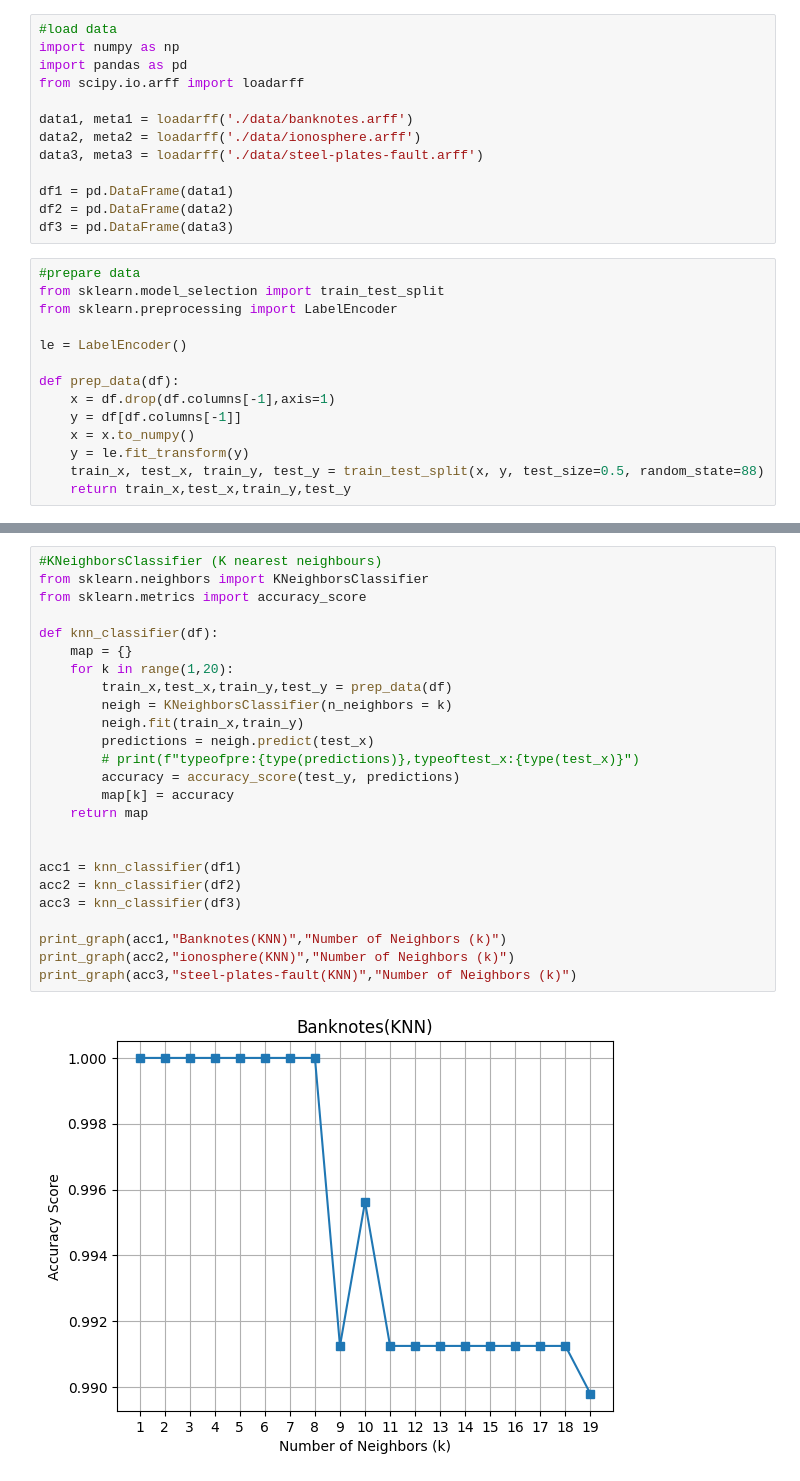
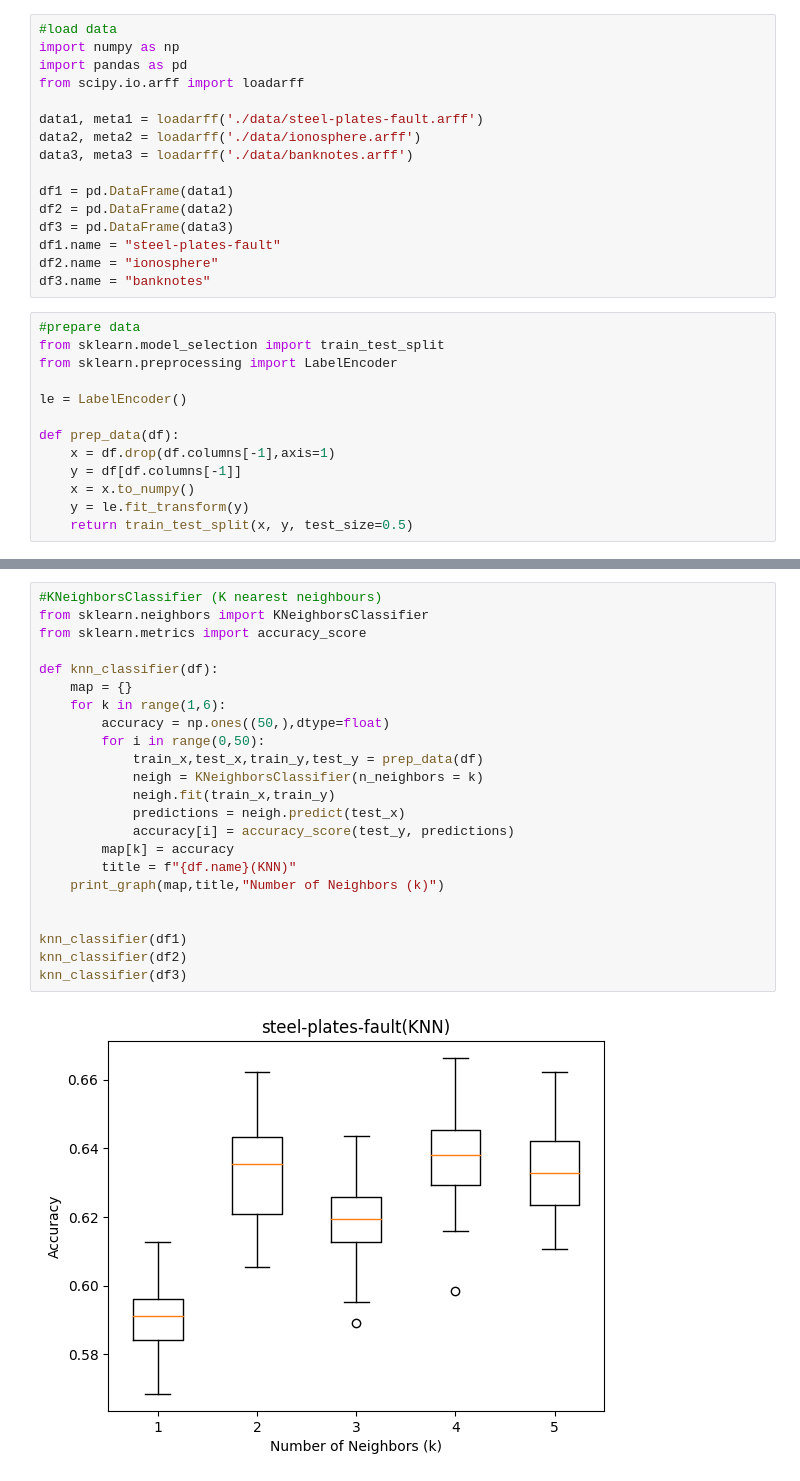
Before and after one commit to gawk2333/AIML420-project1, a Jupyter notebook: classifiers.ipynb, the cells around one changed output, grey strips where cells are left out. Cells and saved outputs as stored; diff of their text form.

Commit message:
classifiers

```diff
--- a/classifiers.ipynb
+++ b/classifiers.ipynb
@@ -4,13 +4,16 @@ import numpy as np
 import pandas as pd
 from scipy.io.arff import loadarff
 
-data1, meta1 = loadarff('./data/banknotes.arff')
+data1, meta1 = loadarff('./data/steel-plates-fault.arff')
 data2, meta2 = loadarff('./data/ionosphere.arff')
-data3, meta3 = loadarff('./data/steel-plates-fault.arff')
+data3, meta3 = loadarff('./data/banknotes.arff')
 
 df1 = pd.DataFrame(data1)
 df2 = pd.DataFrame(data2)
 df3 = pd.DataFrame(data3)
+df1.name = "steel-plates-fault"
+df2.name = "ionosphere"
+df3.name = "banknotes"
 # %%
 #prepare data
 from sklearn.model_selection import train_test_split
@@ -23,6 +26,5 @@ def prep_data(df):
     y = df[df.columns[-1]]
     x = x.to_numpy()
     y = le.fit_transform(y)
-    train_x, test_x, train_y, test_y = train_test_split(x, y, test_size=0.5, random_state=88)
-    return train_x,test_x,train_y,test_y
+    return train_test_split(x, y, test_size=0.5)
 # %%
@@ -58,27 +66,25 @@ def print_graph(acc,title,xlabel):
 # %%
 #KNeighborsClassifier (K nearest neighbours)
 from sklearn.neighbors import KNeighborsClassifier
 from sklearn.metrics import accuracy_score
 
 def knn_classifier(df):
     map = {}
-    for k in range(1,20):
-        train_x,test_x,train_y,test_y = prep_data(df)
-        neigh = KNeighborsClassifier(n_neighbors = k)
-        neigh.fit(train_x,train_y)
-        predictions = neigh.predict(test_x)
-        # print(f"typeofpre:{type(predictions)},typeoftest_x:{type(test_x)}")
-        accuracy = accuracy_score(test_y, predictions)
+    for k in range(1,6):
+        accuracy = np.ones((50,),dtype=float)
+        for i in range(0,50):
+            train_x,test_x,train_y,test_y = prep_data(df)
+            neigh = KNeighborsClassifier(n_neighbors = k)
+            neigh.fit(train_x,train_y)
+            predictions = neigh.predict(test_x)
+            accuracy[i] = accuracy_score(test_y, predictions)
         map[k] = accuracy
-    return map
+        title = f"{df.name}(KNN)"
+    print_graph(map,title,"Number of Neighbors (k)")
 
 
-acc1 = knn_classifier(df1)
-acc2 = knn_classifier(df2)
-acc3 = knn_classifier(df3)
-
-print_graph(acc1,"Banknotes(KNN)","Number of Neighbors (k)")
-print_graph(acc2,"ionosphere(KNN)","Number of Neighbors (k)")
-print_graph(acc3,"steel-plates-fault(KNN)","Number of Neighbors (k)")
+knn_classifier(df1)
+knn_classifier(df2)
+knn_classifier(df3)
 # %% [output]
-[figure, old version]
+[figure, new version]
```
Also changed, not shown: parts of 9 cells of this notebook, 2 other files.
